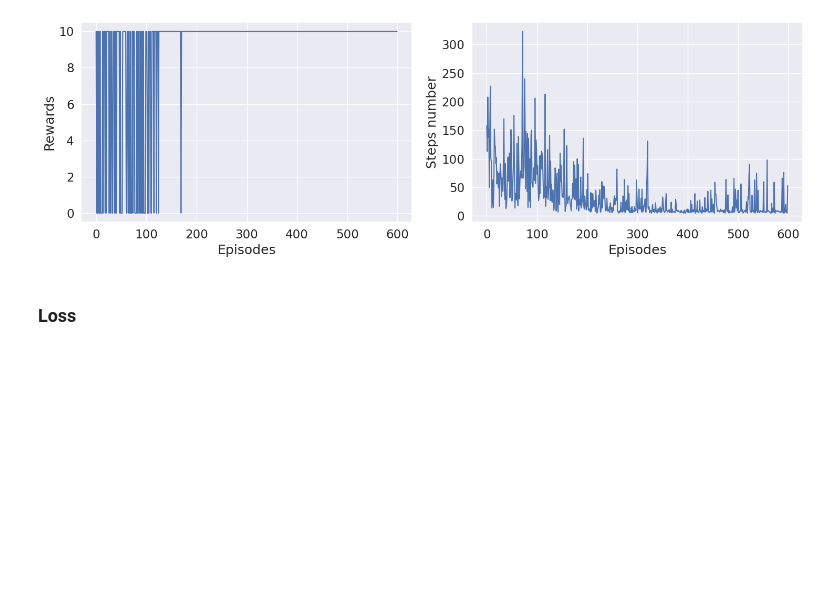
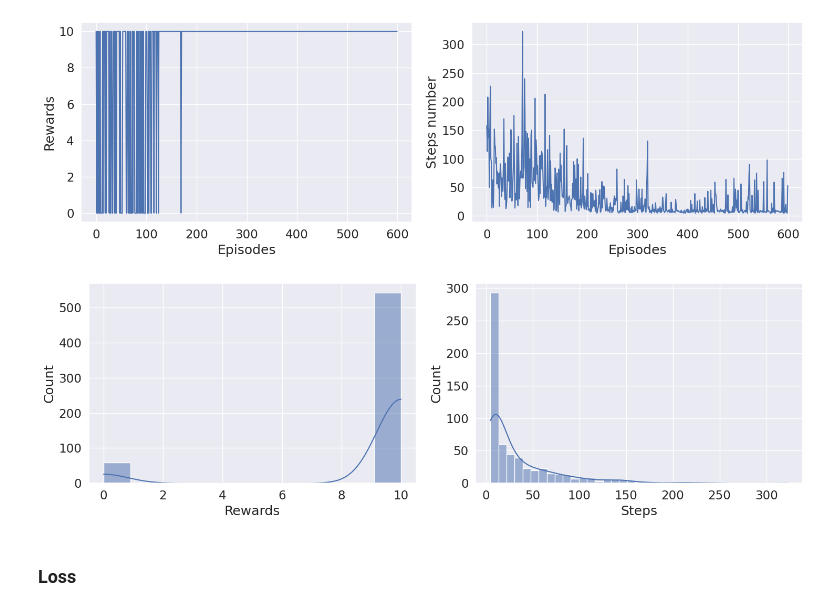
Before and after one commit to NiloufarRazmi/RL_Olfaction, a Jupyter notebook: TriangleTask/dqn_full.ipynb, the cells around one changed output. Drawn from its saved outputs; the diff is of its cells as text; code cells hidden in the pictures; blank space fills up the shorter version.

Commit message:
feat: plot rewards & steps distributions

```diff
--- a/TriangleTask/dqn_full.ipynb
+++ b/TriangleTask/dqn_full.ipynb
@@ -515,6 +515,20 @@ def plot_steps_and_rewards(df):
 plot_steps_and_rewards(res)
 # %% [output]
 [figure]
+# %%
+def plot_steps_and_rewards_dist(df):
+    """Plot the steps and rewards distributions from dataframes."""
+    fig, ax = plt.subplots(nrows=1, ncols=2, figsize=(15, 5))
+    sns.histplot(data=df, x="Rewards", ax=ax[0], kde=True)
+
+    sns.histplot(data=df, x="Steps", ax=ax[1], kde=True)
+
+    fig.tight_layout()
+    plt.show()
+# %%
+plot_steps_and_rewards_dist(res)
+# %% [output]
+[figure, added]
 # %% [markdown]
 ### Loss
 # %%
```
Also changed, not shown: 1 other file.
